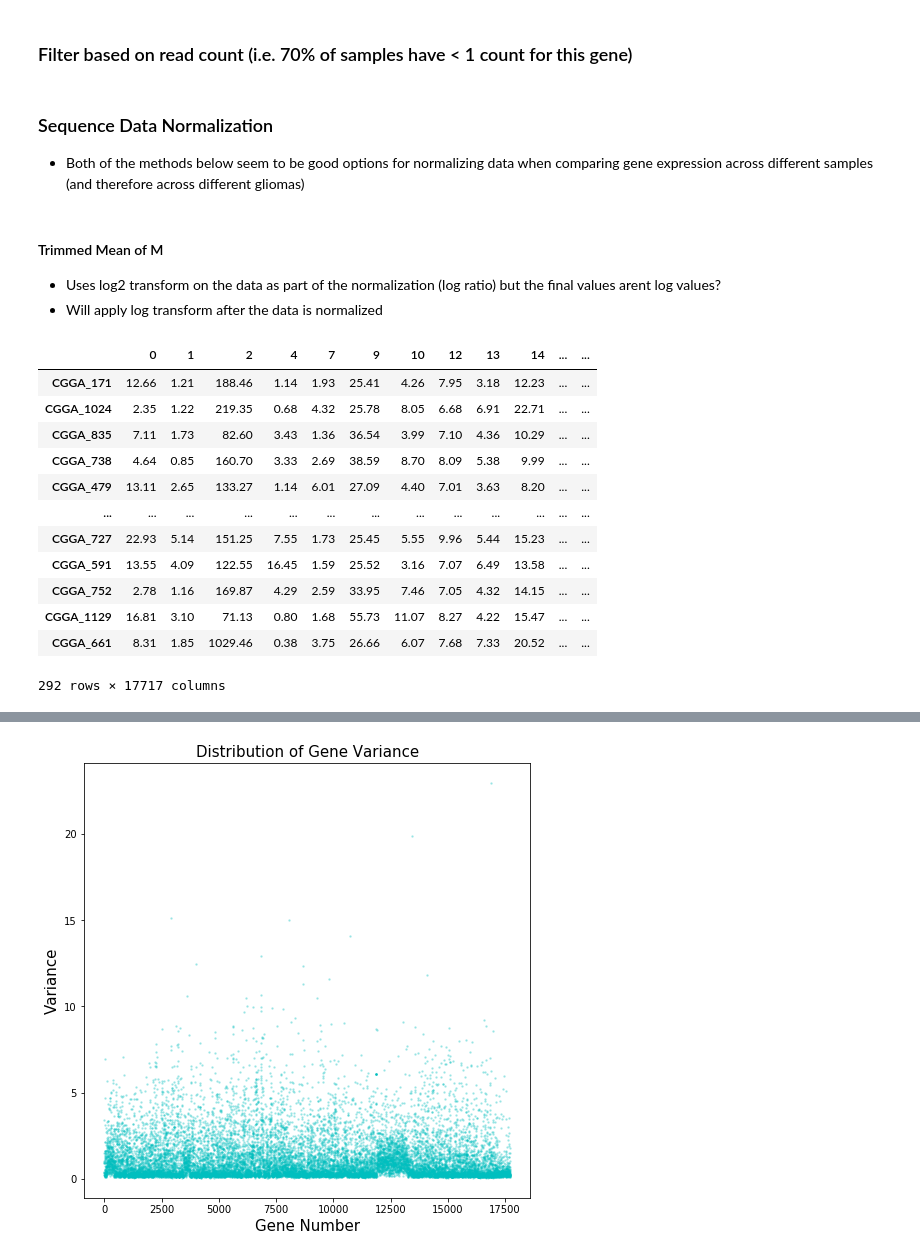
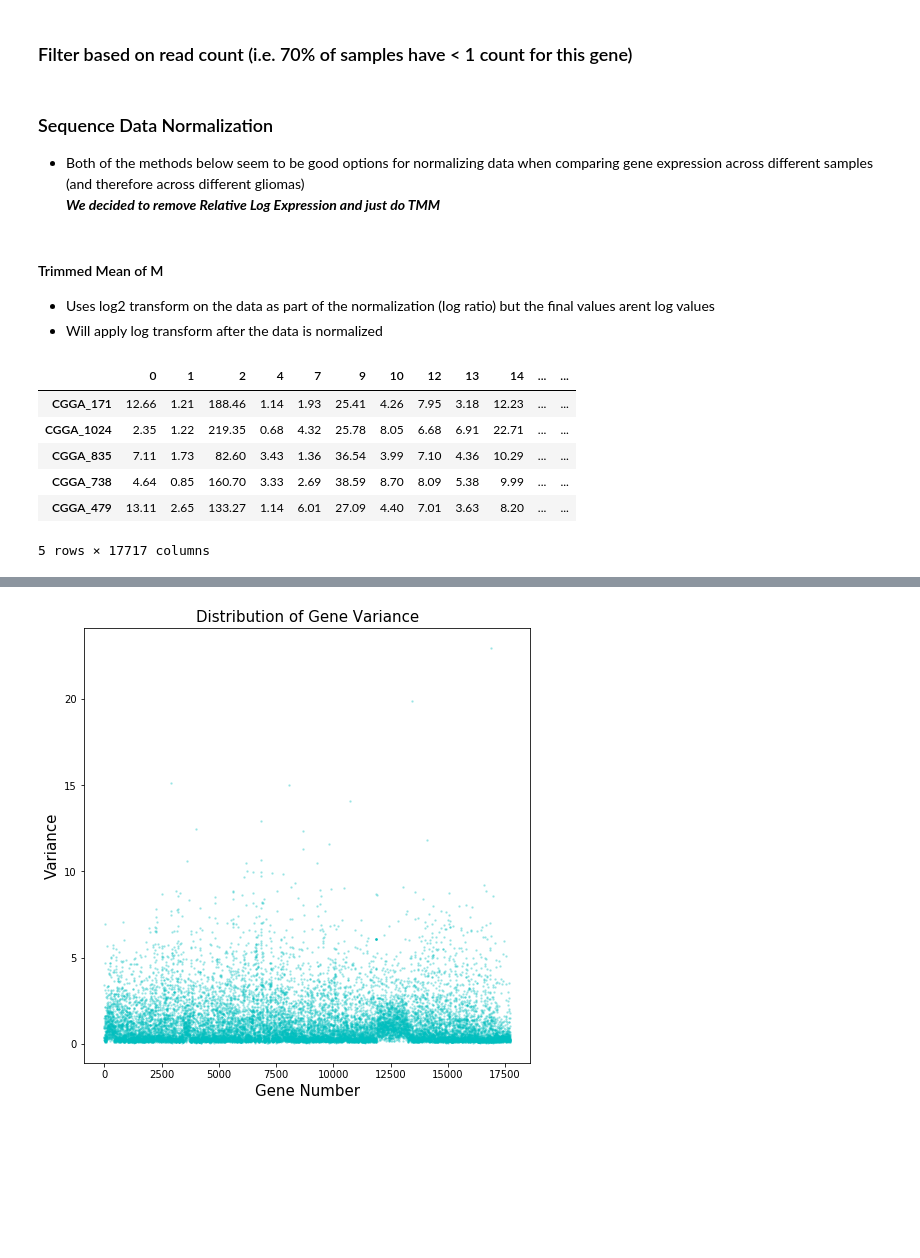
Before and after one commit to dsikka/Comp_Genomics, a Jupyter notebook: data_processing.ipynb, the cells around one changed output, grey strips where cells are left out. Saved outputs shown, nothing was run; the diff lists cells and outputs as text; code cells hidden in the pictures; blank space fills up the shorter version.

```diff
--- a/data_processing.ipynb
+++ b/data_processing.ipynb
@@ -184,27 +216,22 @@ train_genes = train_genes[cols_filtered]
 # %% [markdown]
 ### Sequence Data Normalization
 - Both of the methods below seem to be good options for normalizing data when comparing gene expression across different samples (and therefore across different gliomas)
+<br/> ***We decided to remove Relative Log Expression and just do TMM***
 # %% [markdown]
 #### Trimmed Mean of M
-- Uses log2 transform on the data as part of the normalization (log ratio) but the final values arent log values?
+- Uses log2 transform on the data as part of the normalization (log ratio) but the final values arent log values
 - Will apply log transform after the data is normalized
 # %%
-# Training Date before applying TMM
-train_genes
+# Training Data before applying TMM
+train_genes.head()
 # %% [output]
 |  | 0 | 1 | 2 | 4 | 7 | 9 | 10 | 12 | 13 | 14 | ... | ... |
 | CGGA_171 | 12.66 | 1.21 | 188.46 | 1.14 | 1.93 | 25.41 | 4.26 | 7.95 | 3.18 | 12.23 | ... | ... |
 | CGGA_1024 | 2.35 | 1.22 | 219.35 | 0.68 | 4.32 | 25.78 | 8.05 | 6.68 | 6.91 | 22.71 | ... | ... |
 | CGGA_835 | 7.11 | 1.73 | 82.60 | 3.43 | 1.36 | 36.54 | 3.99 | 7.10 | 4.36 | 10.29 | ... | ... |
 | CGGA_738 | 4.64 | 0.85 | 160.70 | 3.33 | 2.69 | 38.59 | 8.70 | 8.09 | 5.38 | 9.99 | ... | ... |
 | CGGA_479 | 13.11 | 2.65 | 133.27 | 1.14 | 6.01 | 27.09 | 4.40 | 7.01 | 3.63 | 8.20 | ... | ... |
-| ... | ... | ... | ... | ... | ... | ... | ... | ... | ... | ... | ... | ... |
-| CGGA_727 | 22.93 | 5.14 | 151.25 | 7.55 | 1.73 | 25.45 | 5.55 | 9.96 | 5.44 | 15.23 | ... | ... |
-| CGGA_591 | 13.55 | 4.09 | 122.55 | 16.45 | 1.59 | 25.52 | 3.16 | 7.07 | 6.49 | 13.58 | ... | ... |
-| CGGA_752 | 2.78 | 1.16 | 169.87 | 4.29 | 2.59 | 33.95 | 7.46 | 7.05 | 4.32 | 14.15 | ... | ... |
-| CGGA_1129 | 16.81 | 3.10 | 71.13 | 0.80 | 1.68 | 55.73 | 11.07 | 8.27 | 4.22 | 15.47 | ... | ... |
-| CGGA_661 | 8.31 | 1.85 | 1029.46 | 0.38 | 3.75 | 26.66 | 6.07 | 7.68 | 7.33 | 20.52 | ... | ... |
-292 rows × 17717 columns
+5 rows × 17717 columns
 # %%
 # Training data after applying TMM
 # Expect genes as rows and samples as columns
```
Also changed, not shown: parts of 54 cells of this notebook.
